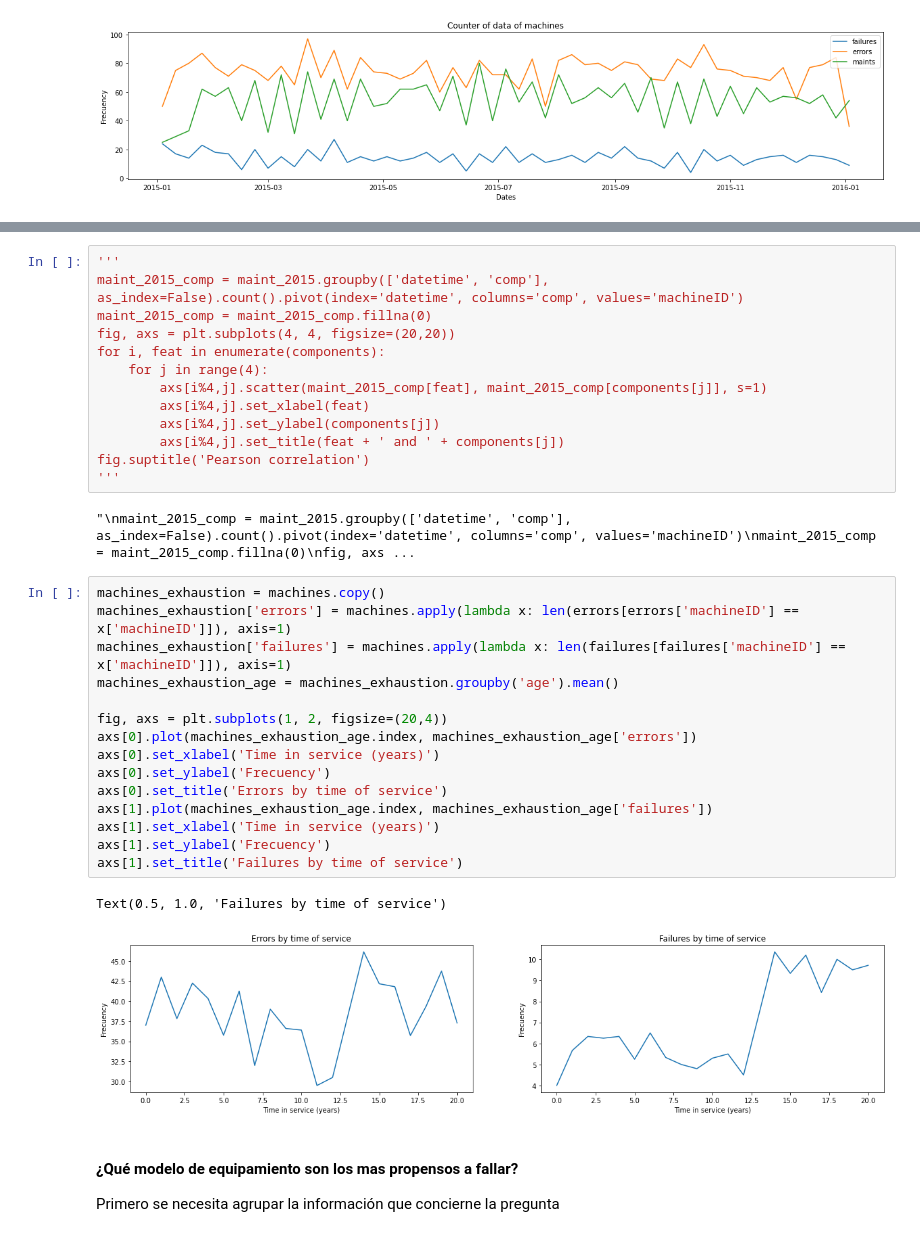
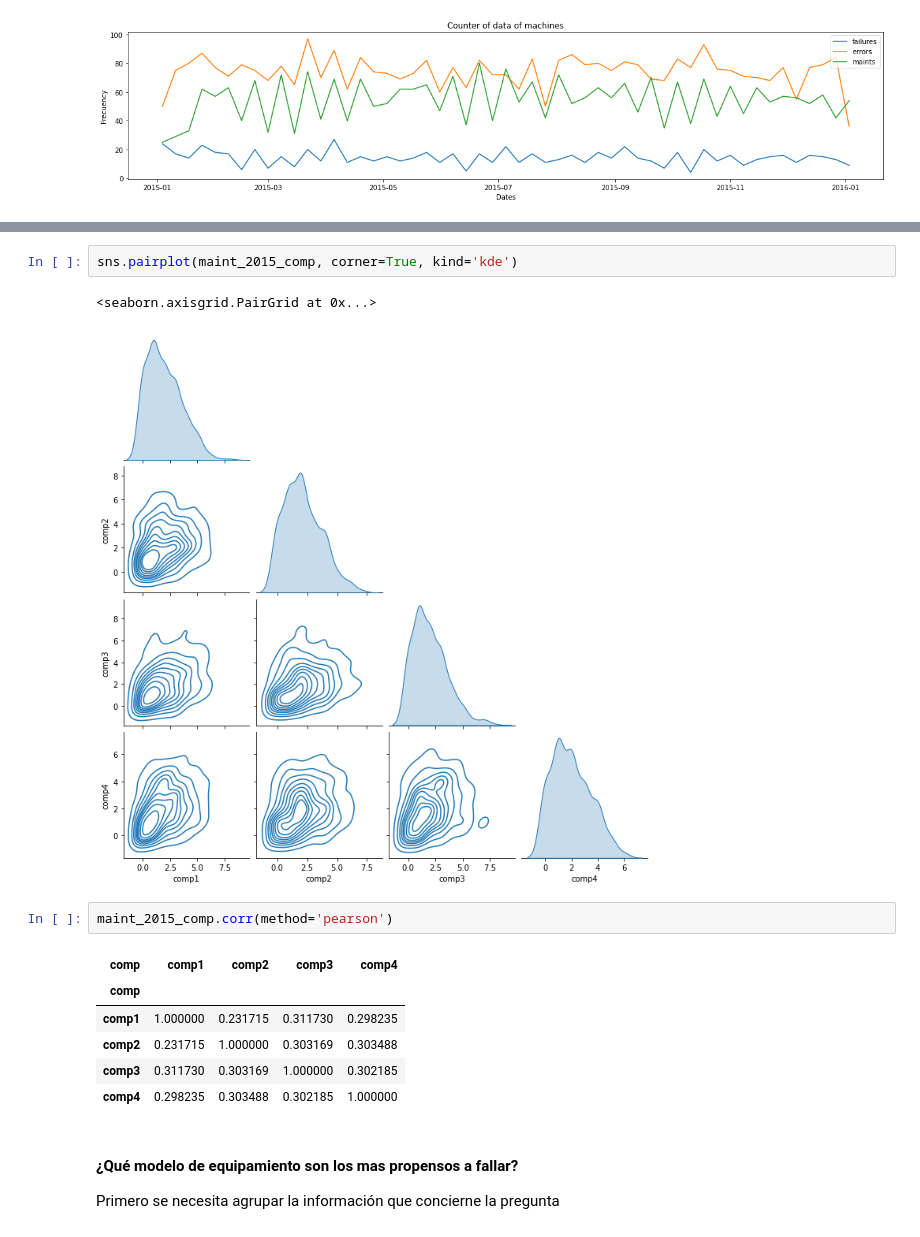
Before and after one commit to Brami01/TIC_Project_PM, a Jupyter notebook: main.ipynb, the cells around one changed output, grey strips where cells are left out. Drawn from its saved outputs; the diff is of its cells as text.

Commit message:
work from main and group files joined

```diff
--- a/main.ipynb
+++ b/main.ipynb
@@ -325,39 +320,20 @@ plt.title('Change of components through time')
 # %% [output]
 Text(0.5, 1.0, 'Change of components through time')
 [figure]
-# %%
-'''
-maint_2015_comp = maint_2015.groupby(['datetime', 'comp'], as_index=False).count().pivot(index='datetime', columns='comp', values='machineID')
-maint_2015_comp = maint_2015_comp.fillna(0)
-fig, axs = plt.subplots(4, 4, figsize=(20,20))
-for i, feat in enumerate(components):
-    for j in range(4):
-        axs[i%4,j].scatter(maint_2015_comp[feat], maint_2015_comp[components[j]], s=1)
-        axs[i%4,j].set_xlabel(feat)
-        axs[i%4,j].set_ylabel(components[j])
-        axs[i%4,j].set_title(feat + ' and ' + components[j])
-fig.suptitle('Pearson correlation')
-'''
-# %% [output]
-"\nmaint_2015_comp = maint_2015.groupby(['datetime', 'comp'], as_index=False).count().pivot(index='datetime', columns='comp', values='machineID')\nmaint_2015_comp = maint_2015_comp.fillna(0)\nfig, axs ...
-# %%
-machines_exhaustion = machines.copy()
-machines_exhaustion['errors'] = machines.apply(lambda x: len(errors[errors['machineID'] == x['machineID']]), axis=1)
-machines_exhaustion['failures'] = machines.apply(lambda x: len(failures[failures['machineID'] == x['machineID']]), axis=1)
-machines_exhaustion_age = machines_exhaustion.groupby('age').mean()
-
-fig, axs = plt.subplots(1, 2, figsize=(20,4))
-axs[0].plot(machines_exhaustion_age.index, machines_exhaustion_age['errors'])
-axs[0].set_xlabel('Time in service (years)')
-axs[0].set_ylabel('Frecuency')
-axs[0].set_title('Errors by time of service')
-axs[1].plot(machines_exhaustion_age.index, machines_exhaustion_age['failures'])
-axs[1].set_xlabel('Time in service (years)')
-axs[1].set_ylabel('Frecuency')
-axs[1].set_title('Failures by time of service')
-# %% [output]
-Text(0.5, 1.0, 'Failures by time of service')
-[figure, removed]
+# %%
+sns.pairplot(maint_2015_comp, corner=True, kind='kde')
+# %% [output]
+<seaborn.axisgrid.PairGrid at 0x...>
+[figure, added]
+# %%
+maint_2015_comp.corr(method='pearson')
+# %% [output]
+| comp | comp1 | comp2 | comp3 | comp4 |
+| comp |  |  |  |  |
+| comp1 | 1.000000 | 0.231715 | 0.311730 | 0.298235 |
+| comp2 | 0.231715 | 1.000000 | 0.303169 | 0.303488 |
+| comp3 | 0.311730 | 0.303169 | 1.000000 | 0.302185 |
+| comp4 | 0.298235 | 0.303488 | 0.302185 | 1.000000 |
 # %% [markdown]
 #### ¿Qué modelo de equipamiento son los mas propensos a fallar?
 
```
Also changed, not shown: parts of 12 cells of this notebook, 1 other file.
